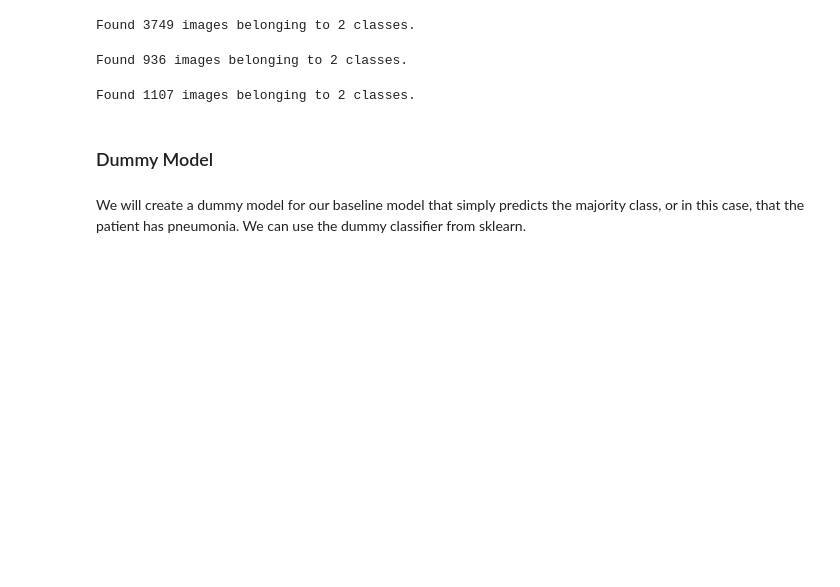
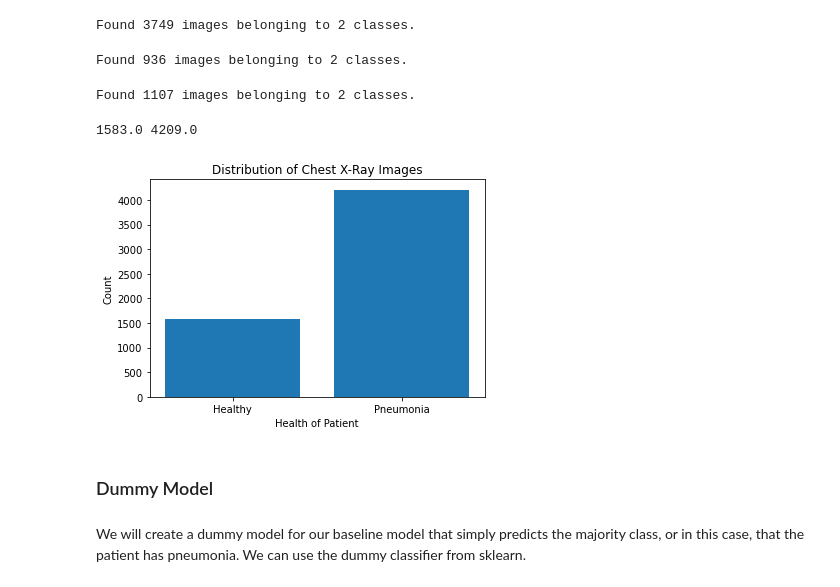
Before and after one commit to zpollats/NeuralNetworkXRayClassification, a Jupyter notebook: modeling_notebook.ipynb, the cells around one changed output. Cells and saved outputs as stored; diff of their text form; code cells hidden in the pictures; blank space fills up the shorter version.

Commit message:
create bar plot for distribution of images

```diff
--- a/modeling_notebook.ipynb
+++ b/modeling_notebook.ipynb
@@ -64,6 +64,36 @@ train_data, train_labels = next(train_generator)
 val_data, val_labels = next(validation_generator)
 # %%
 test_data, test_labels = next(test_generator)
+# %%
+train_health = len(train_labels) - train_labels.sum()
+train_pneu = train_labels.sum()
+
+val_health = len(val_labels) - val_labels.sum()
+val_pneu = val_labels.sum()
+
+test_health = len(test_labels) - test_labels.sum()
+test_pneu = test_labels.sum()
+
+tot_health = train_health + val_health + test_health
+tot_pneu = train_pneu + val_pneu + test_pneu
+
+tot = [tot_health, tot_pneu]
+
+print(tot_health, tot_pneu)
+# %% [output]
+1583.0 4209.0
+# %%
+fig, ax = plt.subplots()
+
+ax.bar(x=[0,1], height=tot, );
+ax.set_title('Distribution of Chest X-Ray Images');
+ax.set_xlabel('Health of Patient');
+ax.set_xticks(ticks=[0,1], labels=['Healthy', 'Pneumonia']);
+ax.set_ylabel('Count');
+
+plt.savefig('DistributionOfImages.png', dpi=400)
+# %% [output]
+[figure, added]
 # %% [markdown]
 ### Dummy Model
 # %% [markdown]
```
Also changed, not shown: 1 other file.
